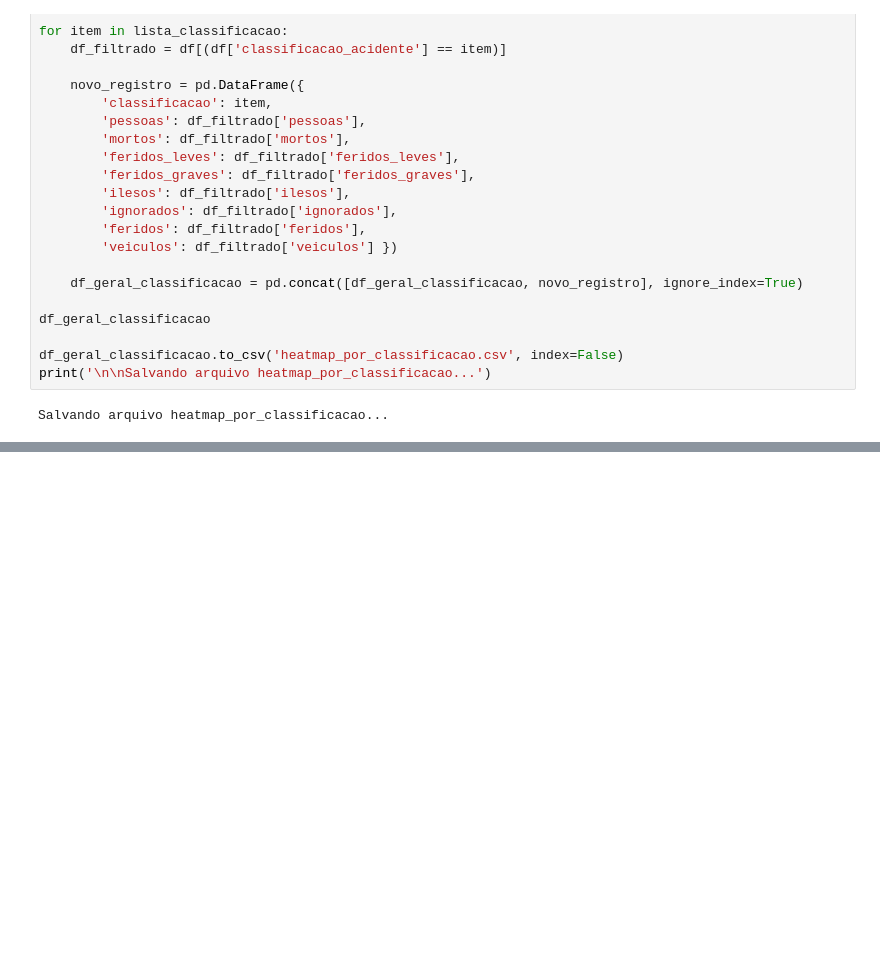
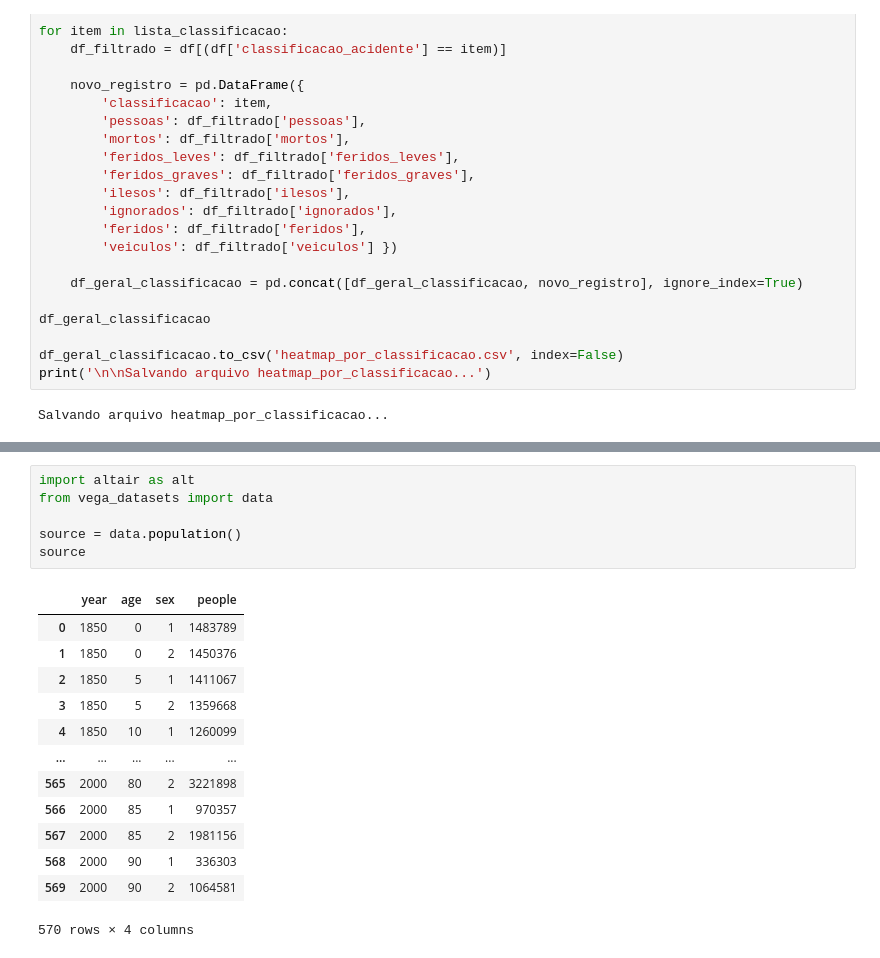
Before and after one commit to Bergolito/tcc-painel-jupyter-notebook, a Jupyter notebook: PREPROCESSAMENTO-TCC-painel.ipynb, the cells around one changed output, grey strips where cells are left out. Saved outputs shown, nothing was run; the diff lists cells and outputs as text; blank space fills up the shorter version.

```diff
--- a/PREPROCESSAMENTO-TCC-painel.ipynb
+++ b/PREPROCESSAMENTO-TCC-painel.ipynb
@@ -1555,0 +1605,20 @@ df_geral_classificacao
+# %%
+import altair as alt
+from vega_datasets import data
+
+source = data.population()
+source
+# %% [output]
+|  | year | age | sex | people |
+| 0 | 1850 | 0 | 1 | 1483789 |
+| 1 | 1850 | 0 | 2 | 1450376 |
+| 2 | 1850 | 5 | 1 | 1411067 |
+| 3 | 1850 | 5 | 2 | 1359668 |
+| 4 | 1850 | 10 | 1 | 1260099 |
+| ... | ... | ... | ... | ... |
+| 565 | 2000 | 80 | 2 | 3221898 |
+| 566 | 2000 | 85 | 1 | 970357 |
+| 567 | 2000 | 85 | 2 | 1981156 |
+| 568 | 2000 | 90 | 1 | 336303 |
+| 569 | 2000 | 90 | 2 | 1064581 |
+570 rows × 4 columns
```
Also changed, not shown: parts of 22 cells of this notebook, 3 other files.
